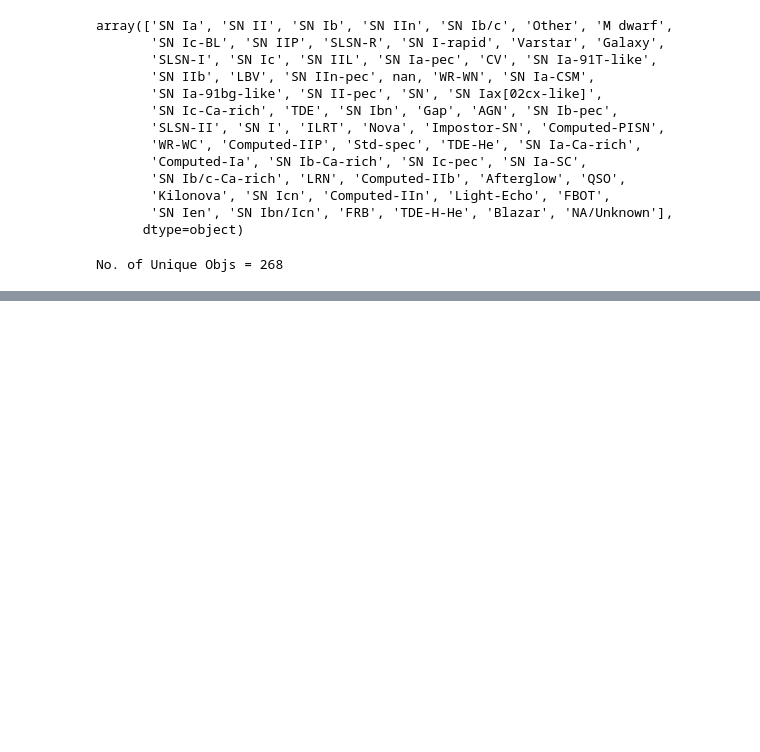
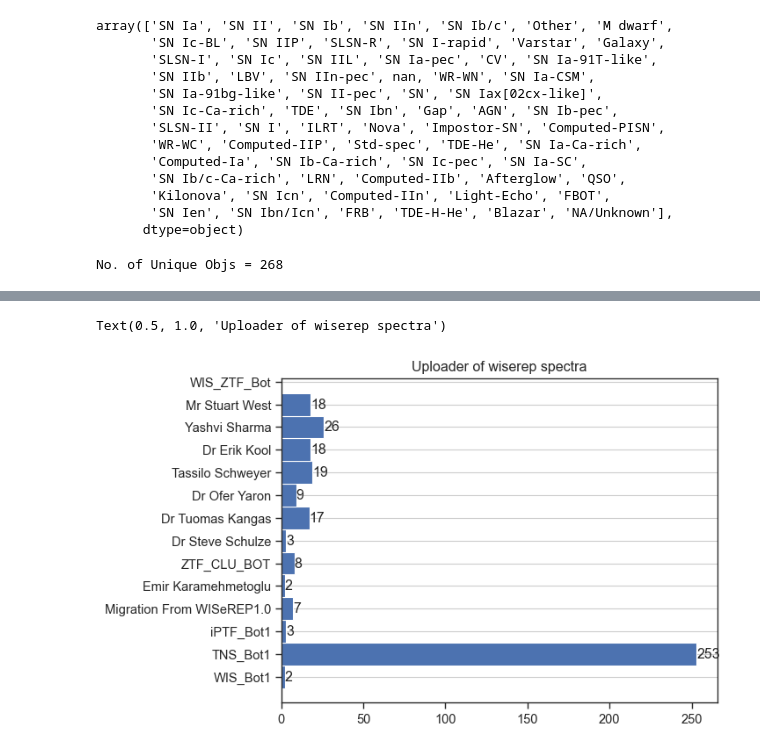
Before and after one commit to aec3675/multi-modal-multi-peaks, a Jupyter notebook: adrian/wiserep_spec_work.ipynb, the cells around one changed output, grey strips where cells are left out. Drawn from its saved outputs; the diff is of its cells as text; code cells hidden in the pictures; blank space fills up the shorter version.

```diff
--- a/adrian/wiserep_spec_work.ipynb
+++ b/adrian/wiserep_spec_work.ipynb
@@ -78,3 +98,13 @@ No. of Unique Objs = 268
+# %%
+counts, edges, bars = plt.hist(mp_spec_df['Created by'], bins=13, align='left', orientation='horizontal')
+plt.bar_label(bars)
+# plt.xticks(rotation=90)
+plt.gca().xaxis.grid(False)
+plt.gca().yaxis.grid(True)
+plt.title('Uploader of wiserep spectra')
+# %% [output]
+Text(0.5, 1.0, 'Uploader of wiserep spectra')
+[figure, added]
 # %%
 #defining specific type filters for the subselected df
 iib = (mp_spec_df['Obj. Type']=='SN IIb')
```
Also changed, not shown: parts of 5 cells of this notebook, 2 other files.
